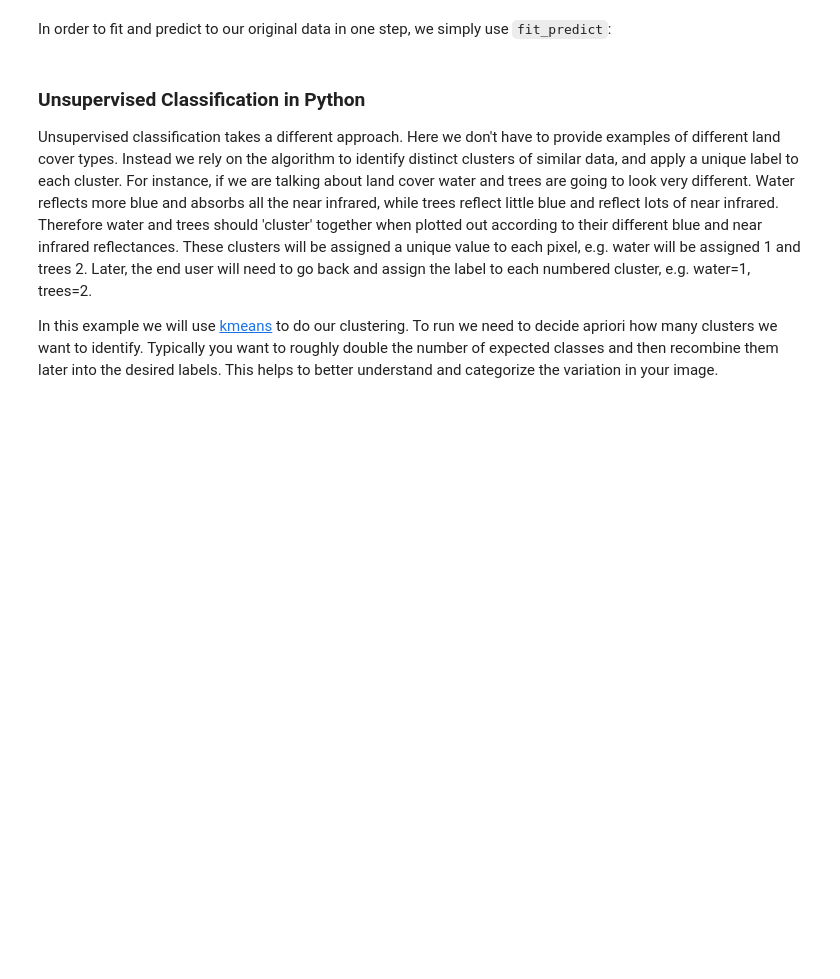
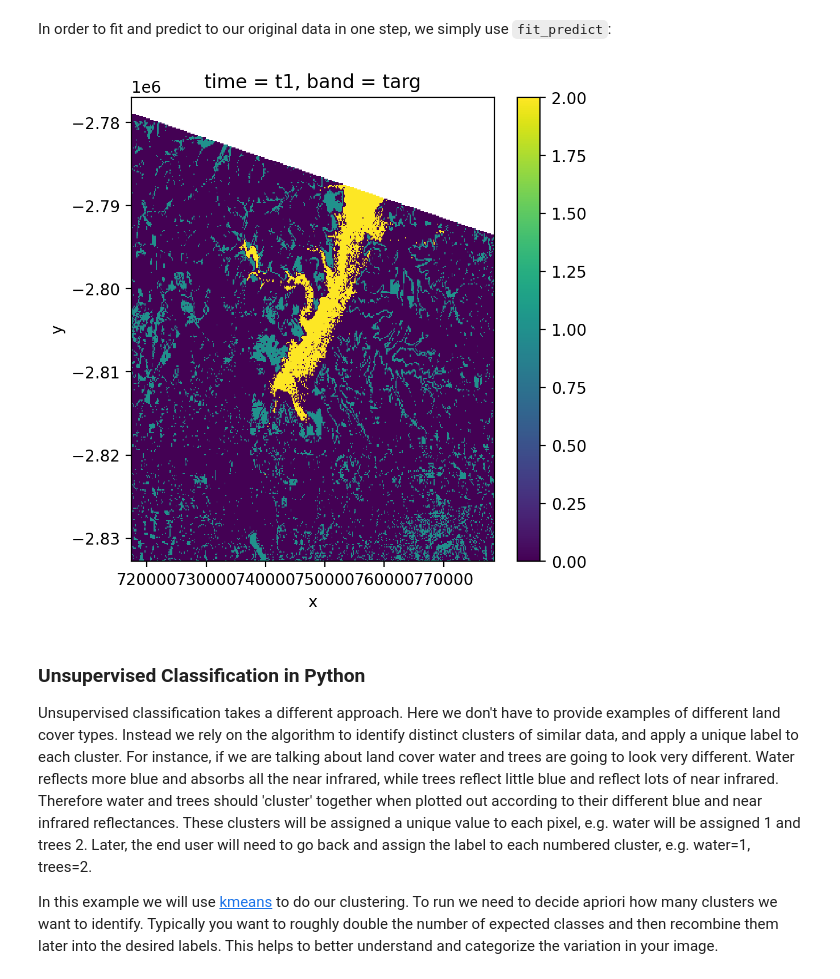
Before and after one commit to mmann1123/pyGIS, a Jupyter notebook: pygis/_build/html/_sources/docs/f_rs_ml_predict.ipynb, the cells around one changed output. Drawn from its saved outputs; the diff is of its cells as text; code cells hidden in the pictures; blank space fills up the shorter version.

```diff
--- a/pygis/_build/html/_sources/docs/f_rs_ml_predict.ipynb
+++ b/pygis/_build/html/_sources/docs/f_rs_ml_predict.ipynb
@@ -71,12 +80,14 @@ In order to fit and predict to our original data in one step, we simply use `fit
 # %%
 from geowombat.ml import fit_predict
 fig, ax = plt.subplots(dpi=200,figsize=(5,5))
 
-with gw.config.update(ref_res=300):
+with gw.config.update(ref_res=150):
     with gw.open(l8_224078_20200518) as src:
         y = fit_predict(src, pl, labels, col='lc')
         y.plot(robust=True, ax=ax)
 plt.tight_layout(pad=1)
+# %% [output]
+[figure, added]
 # %% [markdown]
 ### Unsupervised Classification in Python
 Unsupervised classification takes a different approach. Here we don't have to provide examples of different land cover types. Instead we rely on the algorithm to identify distinct clusters of similar data, and apply a unique label to each cluster. For instance, if we are talking about land cover water and trees are going to look very different. Water reflects more blue and absorbs all the near infrared, while trees reflect little blue and reflect lots of near infrared.  Therefore water and trees should 'cluster' together when plotted out according to their different blue and near infrared reflectances. These clusters will be assigned a unique value to each pixel, e.g. water will be assigned 1 and trees 2. Later, the end user will need to go back and assign the label to each numbered cluster, e.g. water=1, trees=2.
```
Also changed, not shown: parts of 7 cells of this notebook, 22 other files.
